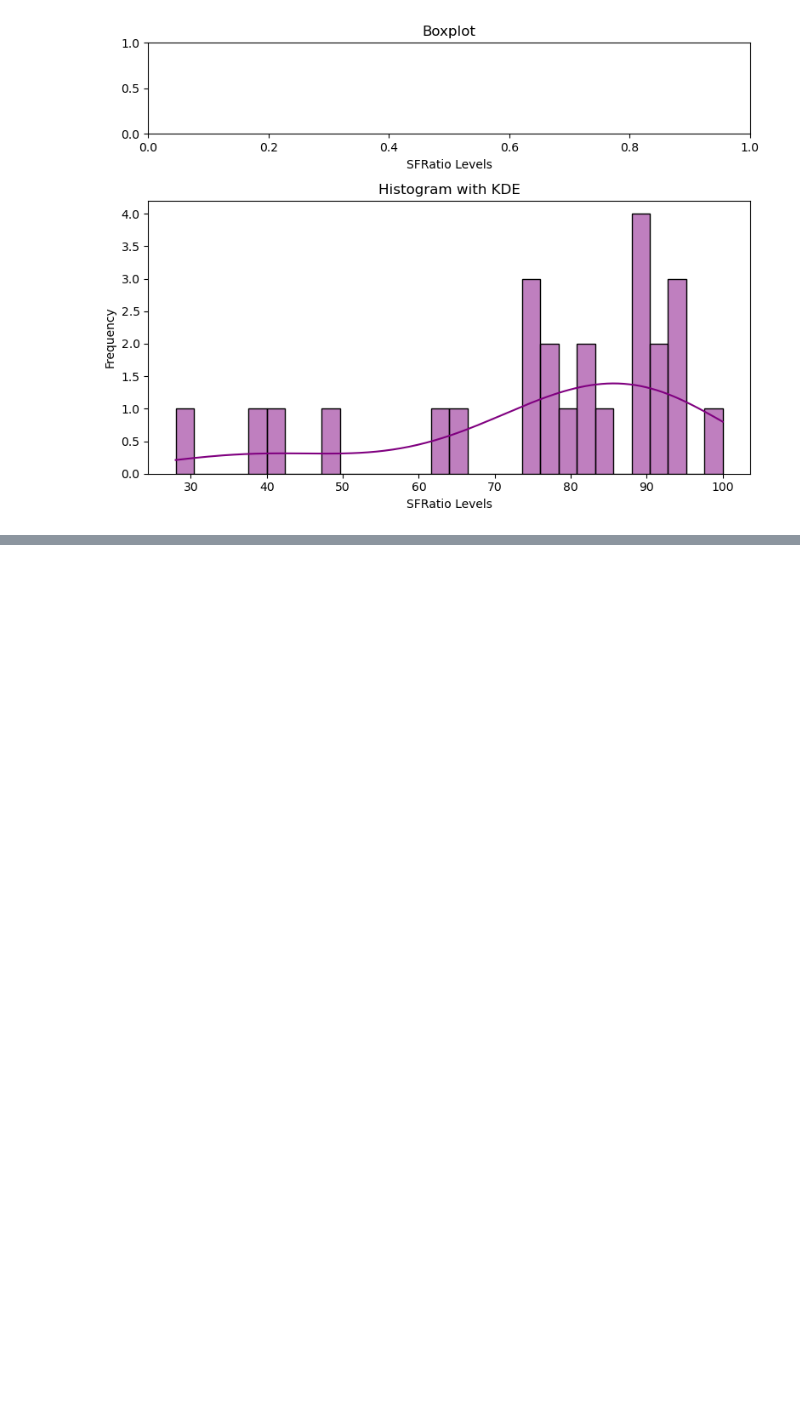
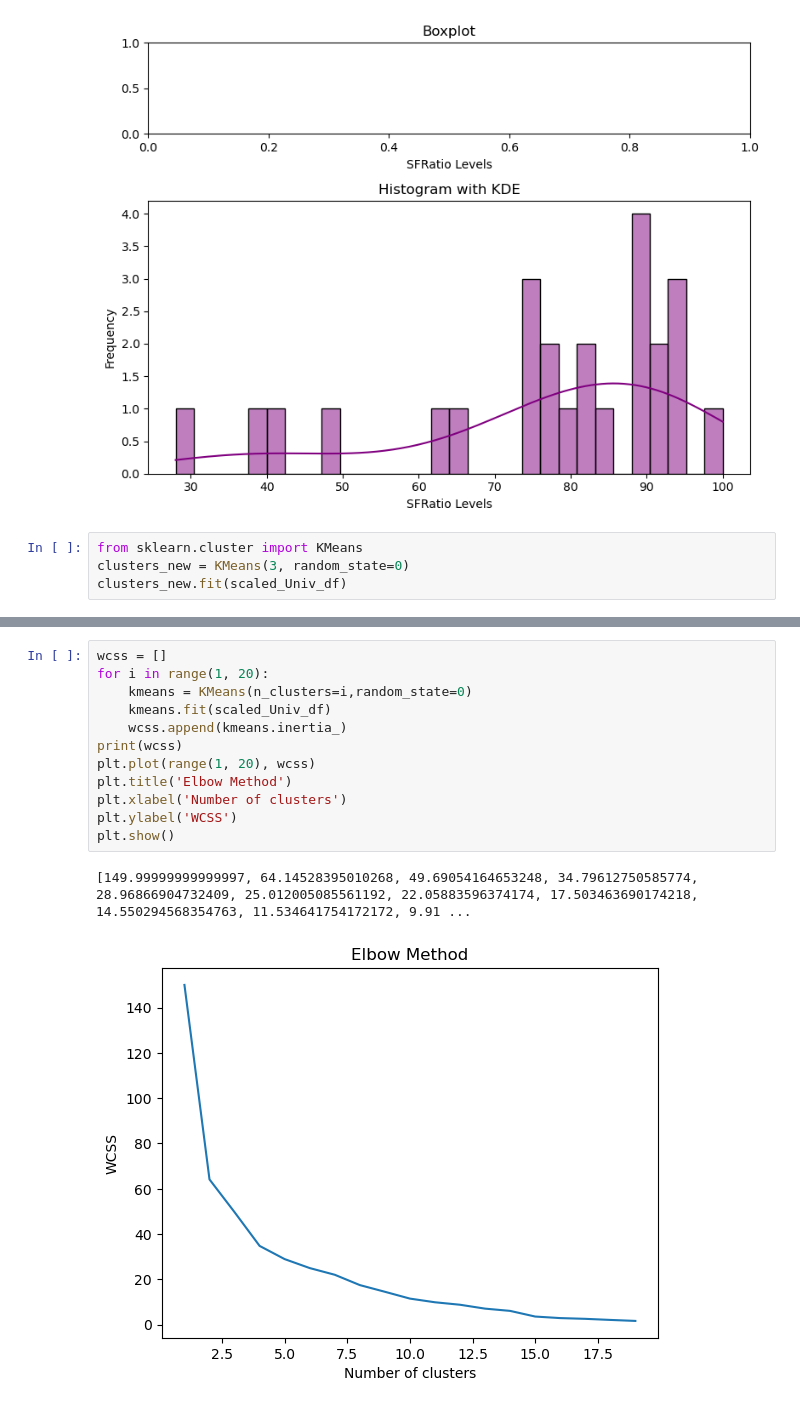
Before and after one commit to rahulpatel109/rahul109, a Jupyter notebook: K-MeansClustering.ipynb, the cells around one changed output, grey strips where cells are left out. Saved outputs shown, nothing was run; the diff lists cells and outputs as text; blank space fills up the shorter version.

```diff
--- a/K-MeansClustering.ipynb
+++ b/K-MeansClustering.ipynb
@@ -161,3 +161,7 @@ plt.tight_layout()
 plt.show()
 # %% [output]
 [figure]
+# %%
+from sklearn.cluster import KMeans
+clusters_new = KMeans(3, random_state=0)
+clusters_new.fit(scaled_Univ_df)
@@ -163,0 +238,15 @@ plt.show()
+# %%
+wcss = []
+for i in range(1, 20):
+    kmeans = KMeans(n_clusters=i,random_state=0)
+    kmeans.fit(scaled_Univ_df)
+    wcss.append(kmeans.inertia_)
+print(wcss)
+plt.plot(range(1, 20), wcss)
+plt.title('Elbow Method')
+plt.xlabel('Number of clusters')
+plt.ylabel('WCSS')
+plt.show()
+# %% [output]
+[149.99999999999997, 64.14528395010268, 49.69054164653248, 34.79612750585774, 28.96866904732409, 25.012005085561192, 22.05883596374174, 17.503463690174218, 14.550294568354763, 11.534641754172172, 9.91 ...
+[figure, added]
```
Also changed, not shown: parts of 8 cells of this notebook, 2 other files.
